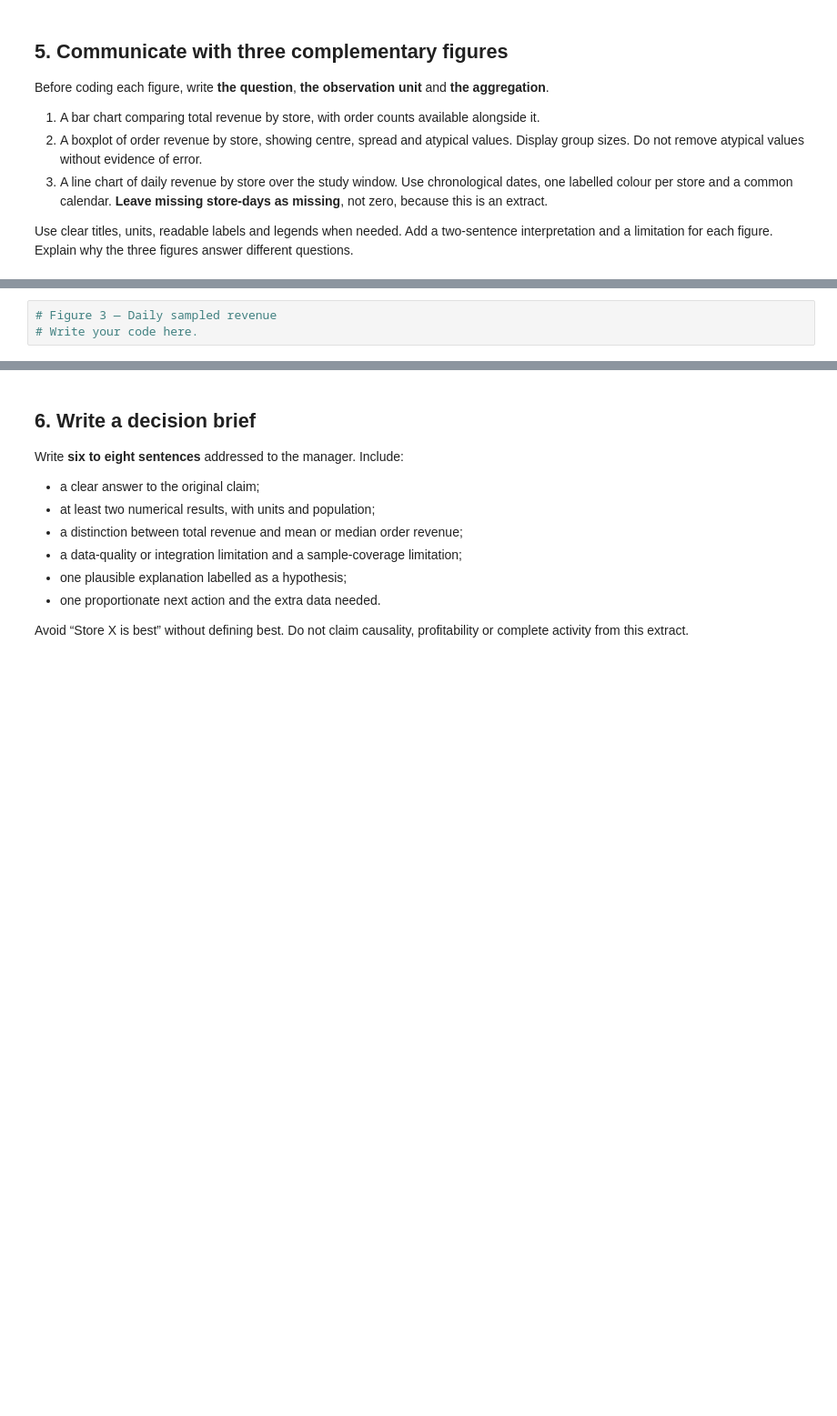
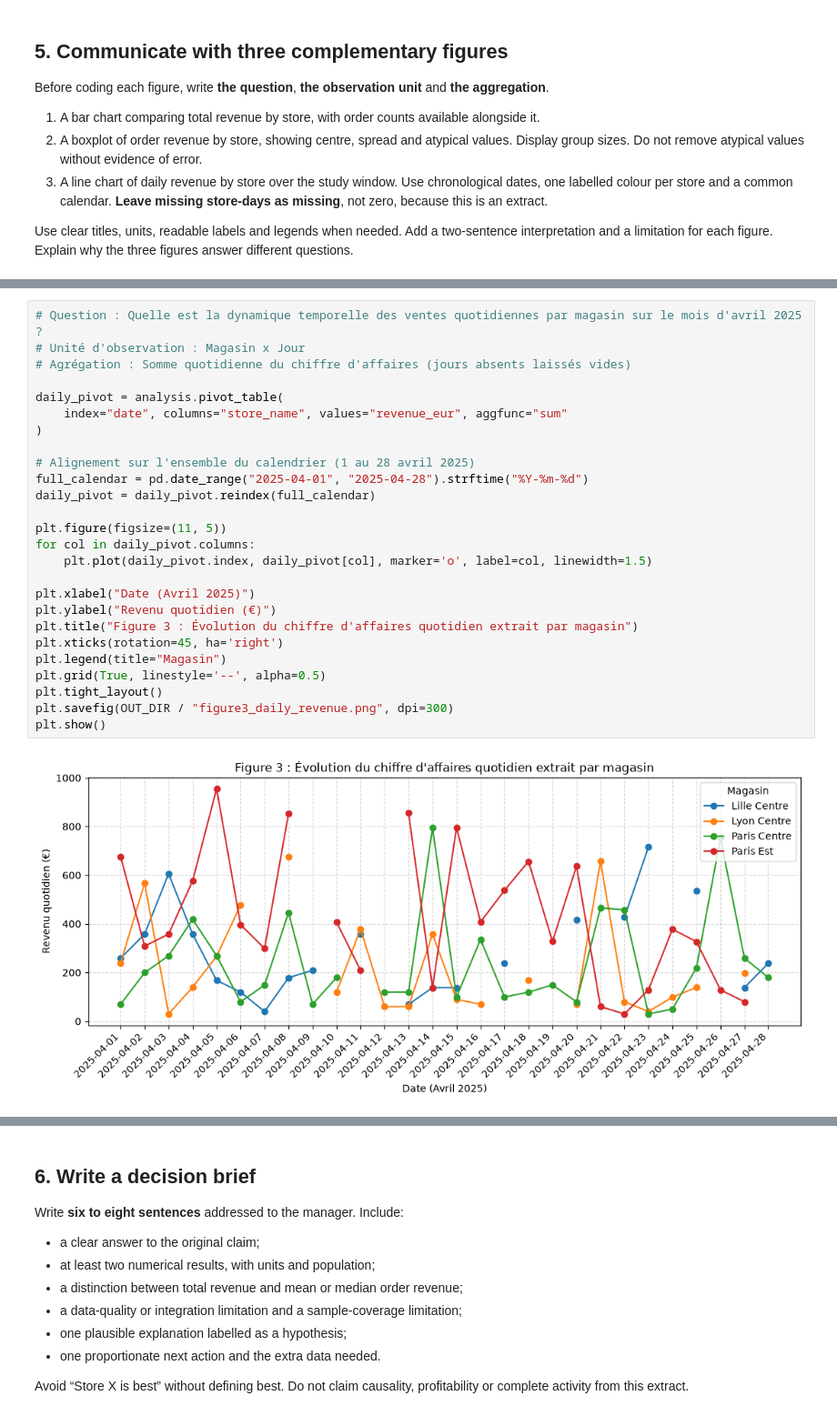
Before and after one commit to Lyes-Syel/INF4, a Jupyter notebook: notebooks/05-Data-Integration-Case-Study.ipynb, the cells around one changed output, grey strips where cells are left out. Shown at 91% size. Drawn from its saved outputs; the diff is of its cells as text; blank space fills up the shorter version.

```diff
--- a/notebooks/05-Data-Integration-Case-Study.ipynb
+++ b/notebooks/05-Data-Integration-Case-Study.ipynb
@@ -439,6 +570,31 @@ State the question and observation unit; describe spread and a limitation.
 # %%
-# Figure 3 — Daily sampled revenue
-# Write your code here.
+# Question : Quelle est la dynamique temporelle des ventes quotidiennes par magasin sur le mois d'avril 2025 ?
+# Unité d'observation : Magasin x Jour
+# Agrégation : Somme quotidienne du chiffre d'affaires (jours absents laissés vides)
+
+daily_pivot = analysis.pivot_table(
+    index="date", columns="store_name", values="revenue_eur", aggfunc="sum"
+)
+
+# Alignement sur l'ensemble du calendrier (1 au 28 avril 2025)
+full_calendar = pd.date_range("2025-04-01", "2025-04-28").strftime("%Y-%m-%d")
+daily_pivot = daily_pivot.reindex(full_calendar)
+
+plt.figure(figsize=(11, 5))
+for col in daily_pivot.columns:
+    plt.plot(daily_pivot.index, daily_pivot[col], marker='o', label=col, linewidth=1.5)
+
+plt.xlabel("Date (Avril 2025)")
+plt.ylabel("Revenu quotidien (€)")
+plt.title("Figure 3 : Évolution du chiffre d'affaires quotidien extrait par magasin")
+plt.xticks(rotation=45, ha='right')
+plt.legend(title="Magasin")
+plt.grid(True, linestyle='--', alpha=0.5)
+plt.tight_layout()
+plt.savefig(OUT_DIR / "figure3_daily_revenue.png", dpi=300)
+plt.show()
+# %% [output]
+[figure, added]
 # %% [markdown]
 **Your interpretation**
 
```
Also changed, not shown: parts of 8 cells of this notebook, 4 other files.
